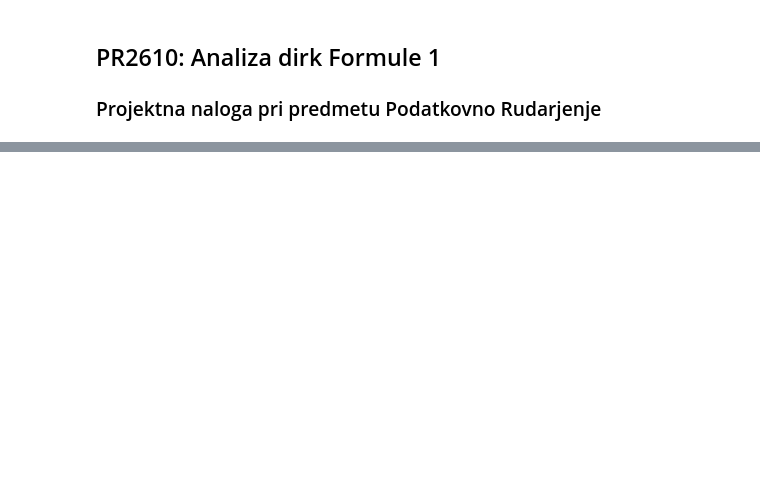
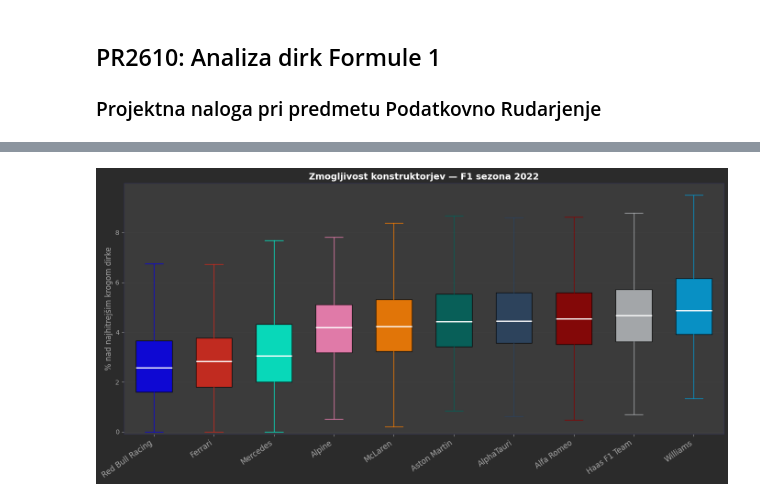
Before and after one commit to matic-zakelj/PR2610, a Jupyter notebook: f1.ipynb, the cells around one changed output, grey strips where cells are left out. Drawn from its saved outputs; the diff is of its cells as text; code cells hidden in the pictures; blank space fills up the shorter version.

```diff
--- a/f1.ipynb
+++ b/f1.ipynb
@@ -315,0 +427,46 @@ Najhitrejša in najpočasnejša degradacija po dirki
+# %%
+
+# Graf 1: Box plot po ekipah
+team_order = team_overall['Team'].tolist()
+
+# Barve ekip
+try:
+    team_colors = {t: get_team_color(t, session=fastf1.get_session(SEASON, 1, 'R')) for t in team_order}
+except:
+    cmap = plt.cm.tab20.colors
+    team_colors = {t: cmap[i % len(cmap)] for i, t in enumerate(team_order)}
+
+fig, ax = plt.subplots(figsize=(14, 7))
+fig.patch.set_facecolor("#2B2B2B")
+ax.set_facecolor("#3B3B3B")
+
+for i, team in enumerate(team_order):
+    data = laps_teams[laps_teams['Team'] == team]['LapTimePct']
+    color = team_colors.get(team, '#888888')
+    ax.boxplot(
+        data,
+        positions=[i],
+        widths=0.6,
+        patch_artist=True,
+        showfliers=False, # True, da vidiš osamelce (mogoče uporabno)
+        medianprops={'color':'white', 'linewidth':2},
+        boxprops={'facecolor':color, 'alpha':0.85},
+        whiskerprops={'color':color},
+        capprops={'color':color},
+    )
+
+ax.set_xticks(range(len(team_order)))
+ax.set_xticklabels(team_order, rotation=35, ha='right', fontsize=12, color='#aaaaaa')
+ax.set_ylabel('% nad najhitrejšim krogom dirke', color='#aaaaaa', fontsize=12)
+ax.set_title(f'Zmogljivost konstruktorjev — F1 sezona {SEASON}',
+             color='white', fontsize=14, fontweight='bold')
+ax.tick_params(colors='#aaaaaa')
+ax.spines[:].set_color('#333355')
+ax.yaxis.grid(True, alpha=0.3, color='#555555')
+ax.set_axisbelow(True)
+ax.set_ylim(bottom=-0.1)
+
+plt.tight_layout()
+plt.show()
+# %% [output]
+[figure, added]
```
Also changed, not shown: parts of 16 cells of this notebook, 1 other file.
